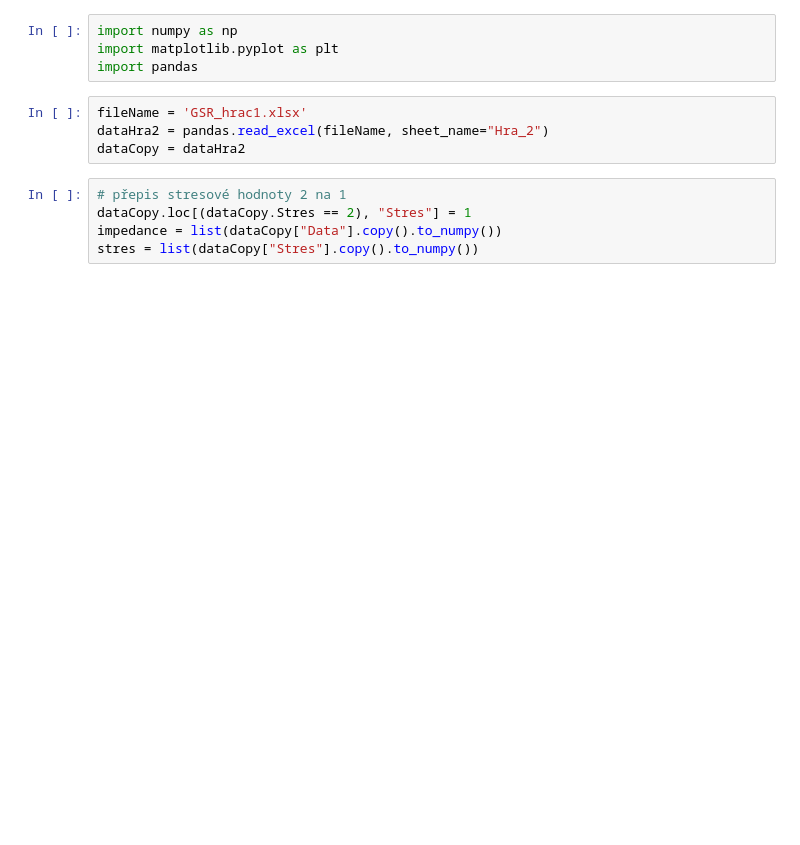
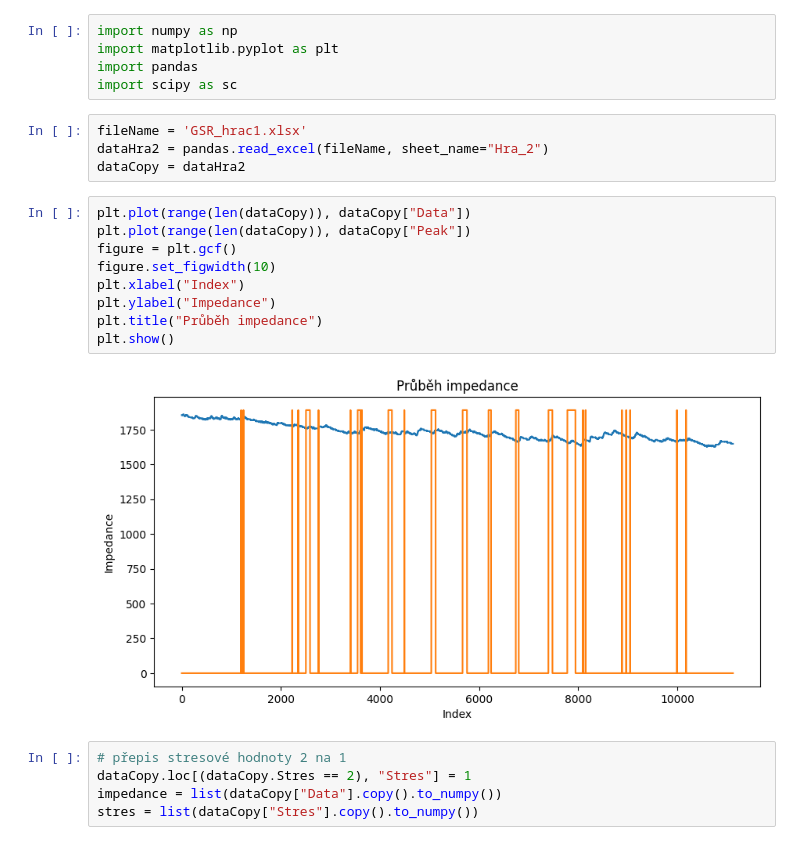
Before and after one commit to Vojtech-Benda/AUI, a Jupyter notebook: cviceni2/cviceni2.ipynb, the cells around one changed output. Drawn from its saved outputs; the diff is of its cells as text; blank space fills up the shorter version.

```diff
--- a/cviceni2/cviceni2.ipynb
+++ b/cviceni2/cviceni2.ipynb
@@ -2,10 +2,22 @@
 import numpy as np
 import matplotlib.pyplot as plt
 import pandas
+import scipy as sc
 # %%
 fileName = 'GSR_hrac1.xlsx'
 dataHra2 = pandas.read_excel(fileName, sheet_name="Hra_2")
 dataCopy = dataHra2
+# %%
+plt.plot(range(len(dataCopy)), dataCopy["Data"])
+plt.plot(range(len(dataCopy)), dataCopy["Peak"])
+figure = plt.gcf()
+figure.set_figwidth(10)
+plt.xlabel("Index")
+plt.ylabel("Impedance")
+plt.title("Průběh impedance")
+plt.show()
+# %% [output]
+[figure, added]
 # %%
 # přepis stresové hodnoty 2 na 1
 dataCopy.loc[(dataCopy.Stres == 2), "Stres"] = 1
```
Also changed, not shown: parts of 7 cells of this notebook.
